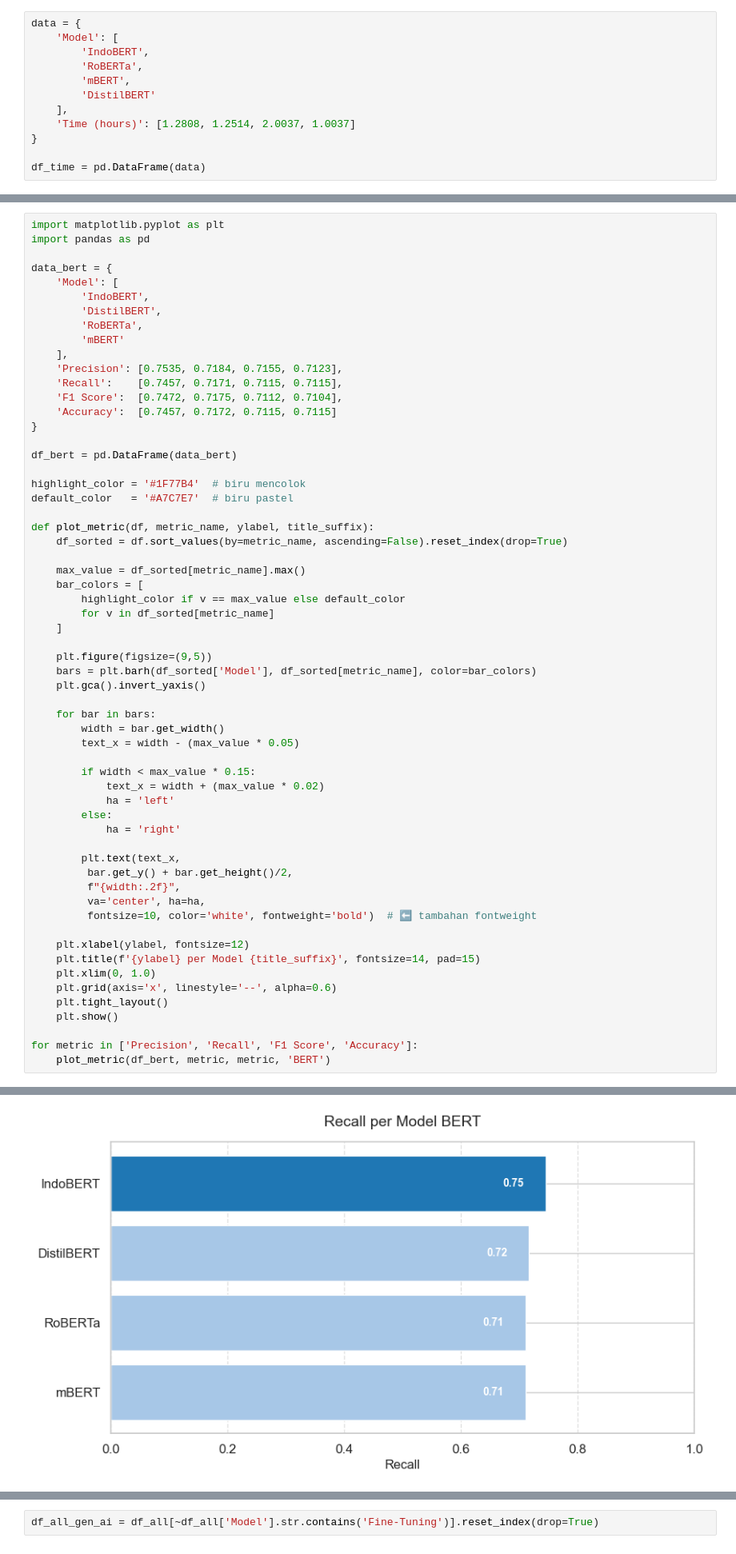
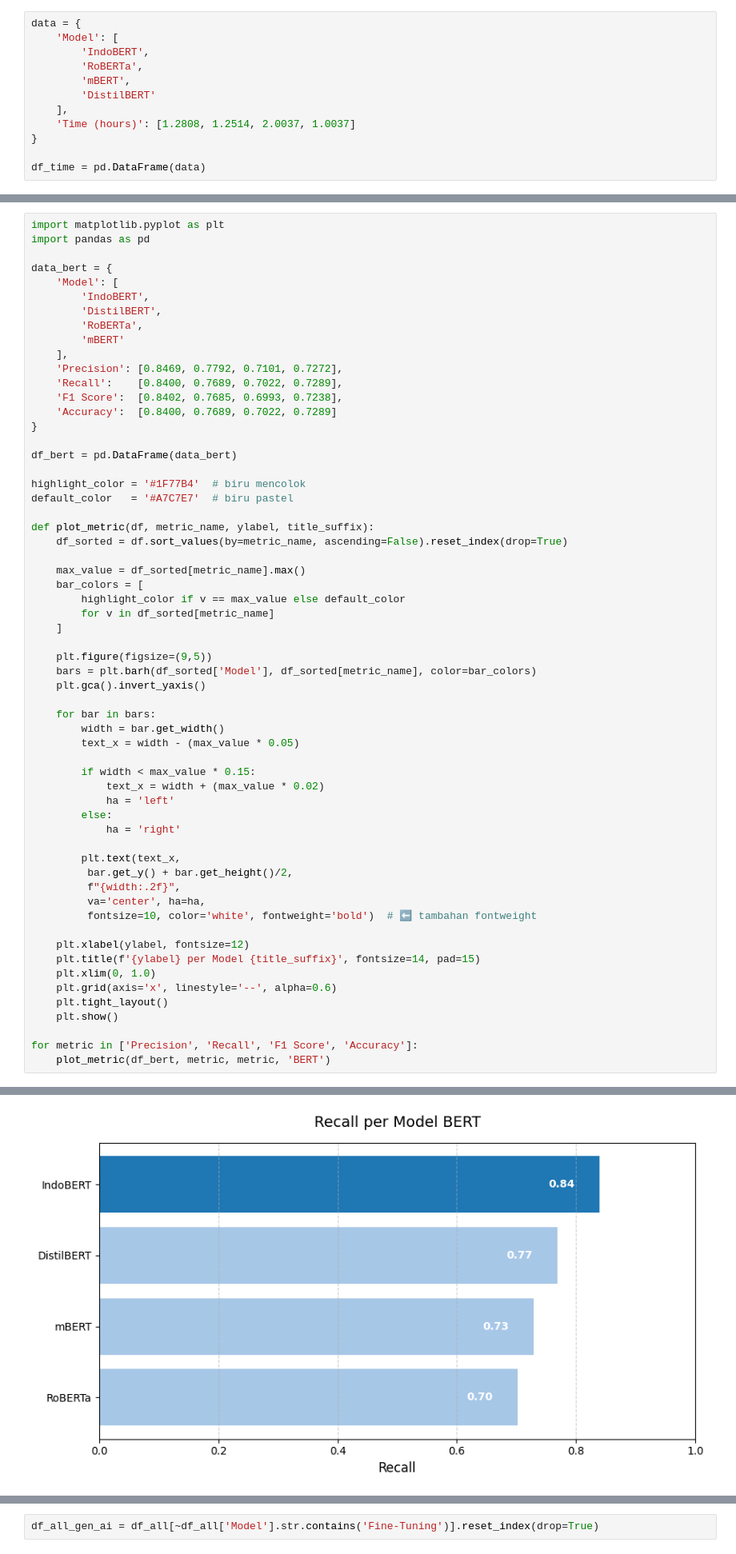
Before and after one commit to RasyadBima15/Multiclass-Emotion-Classification-on-Indonesian-Product-Reviews, a Jupyter notebook: Result/code.ipynb, the cells around one changed output, grey strips where cells are left out. Shown at 80% size. Cells and saved outputs as stored; diff of their text form.

```diff
--- a/Result/code.ipynb
+++ b/Result/code.ipynb
@@ -62,10 +62,10 @@ data_bert = {
         'RoBERTa',
         'mBERT'
     ],
-    'Precision': [0.7535, 0.7184, 0.7155, 0.7123],
-    'Recall':    [0.7457, 0.7171, 0.7115, 0.7115],
-    'F1 Score':  [0.7472, 0.7175, 0.7112, 0.7104],
-    'Accuracy':  [0.7457, 0.7172, 0.7115, 0.7115]
+    'Precision': [0.8469, 0.7792, 0.7101, 0.7272],
+    'Recall':    [0.8400, 0.7689, 0.7022, 0.7289],
+    'F1 Score':  [0.8402, 0.7685, 0.6993, 0.7238],
+    'Accuracy':  [0.8400, 0.7689, 0.7022, 0.7289]
 }
 
 df_bert = pd.DataFrame(data_bert)
@@ -116 +116 @@ for metric in ['Precision', 'Recall', 'F1 Score', 'Accuracy']:
-[figure, old version]
+[figure, new version]
```
Also changed, not shown: parts of 8 cells of this notebook, 36 other files.
